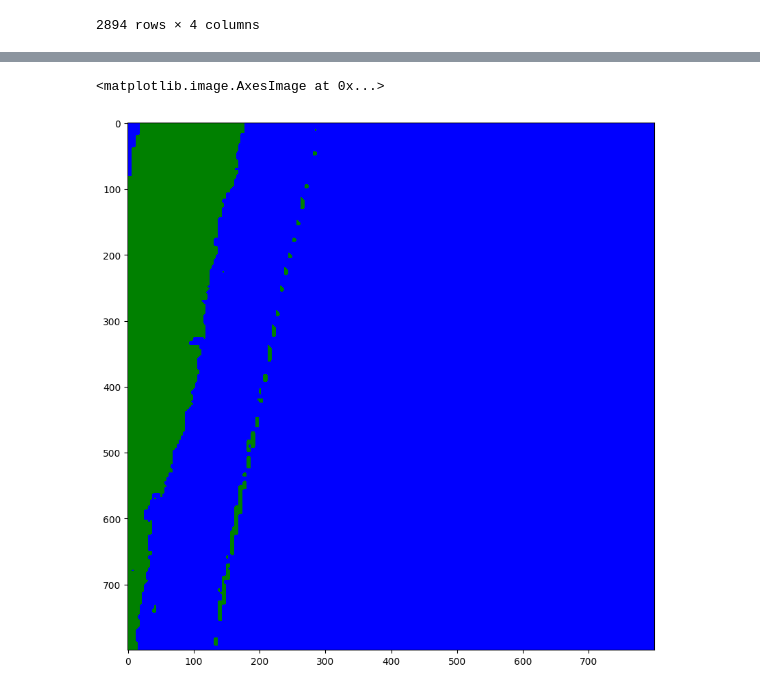
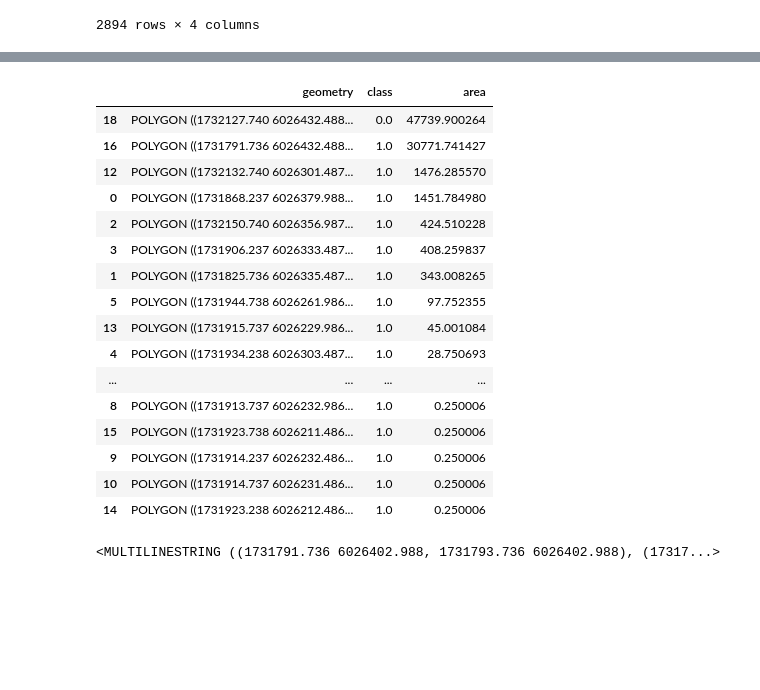
Before and after one commit to UoA-eResearch/CoastChange, a Jupyter notebook: predict.ipynb, the cells around one changed output, grey strips where cells are left out. Drawn from its saved outputs; the diff is of its cells as text; code cells hidden in the pictures; blank space fills up the shorter version.

```diff
--- a/predict.ipynb
+++ b/predict.ipynb
@@ -73,28 +73,60 @@ black.sum() / len(black.flat)
 # %%
 def predict(inp_image):
 
     model_path = '/mnt/output/land_bodies_model_long.onnx'
     inp_dim = inp_image.shape[:2]
 
     image = cv2.resize(inp_image, (256, 256))
     image = np.array(image, dtype=np.float32) / 255.0
     image = np.transpose(image, (2, 0, 1))
     image = np.expand_dims(image, axis=0)
 
     session = rt.InferenceSession(model_path)
     input_name = session.get_inputs()[0].name
     output_name = session.get_outputs()[0].name
 
     pred_onx = session.run([output_name], {input_name: image.astype(np.float32)})[0]
     pred_onx = pred_onx > 0.5
     pred_onx = pred_onx * 255
     pred_onx = cv2.resize(pred_onx[0, 0].astype(np.uint8) , (inp_dim[1], inp_dim[0]))
     return pred_onx
 
 mask = predict(image_data) / 255
 #mask[black] = np.nan
 cmap = matplotlib.colors.ListedColormap(['blue', 'green'])
-plt.imshow(mask, cmap=cmap)
+blur = cv2.GaussianBlur(mask, (15,15), sigmaX=15)
+blur = blur.round()
+
+# Vectorise raster
+shape_gen = ((shape(s), v) for s, v in shapes(blur.astype(np.uint8), mask=~black, transform=image.transform))
+# Convert shapes to GeoDataFrame, taking CRS from the image
+df = gpd.GeoDataFrame(dict(zip(["geometry", "class"], zip(*shape_gen))), crs=image.crs)
+# Sort by area descending
+df["area"] = df.area
+df.sort_values(by="area", inplace=True, ascending=False)
+display(df)
+# Take the largest land and the largest sea polygons
+land_poly = df.geometry[df["class"] == 1].iloc[0]
+sea_poly = df.geometry[df["class"] == 0].iloc[0]
+# Return the intersection thereof (EOV)
+line = land_poly.intersection(sea_poly)
+line
 # %% [output]
+|  | geometry | class | area |
+| 18 | POLYGON ((1732127.740 6026432.488... | 0.0 | 47739.900264 |
+| 16 | POLYGON ((1731791.736 6026432.488... | 1.0 | 30771.741427 |
+| 12 | POLYGON ((1732132.740 6026301.487... | 1.0 | 1476.285570 |
+| 0 | POLYGON ((1731868.237 6026379.988... | 1.0 | 1451.784980 |
+| 2 | POLYGON ((1732150.740 6026356.987... | 1.0 | 424.510228 |
+| 3 | POLYGON ((1731906.237 6026333.487... | 1.0 | 408.259837 |
+| 1 | POLYGON ((1731825.736 6026335.487... | 1.0 | 343.008265 |
+| 5 | POLYGON ((1731944.738 6026261.986... | 1.0 | 97.752355 |
+| 13 | POLYGON ((1731915.737 6026229.986... | 1.0 | 45.001084 |
+| 4 | POLYGON ((1731934.238 6026303.487... | 1.0 | 28.750693 |
+| ... | ... | ... | ... |
+| 8 | POLYGON ((1731913.737 6026232.986... | 1.0 | 0.250006 |
+| 15 | POLYGON ((1731923.738 6026211.486... | 1.0 | 0.250006 |
+| 9 | POLYGON ((1731914.237 6026232.486... | 1.0 | 0.250006 |
+| 10 | POLYGON ((1731914.737 6026231.486... | 1.0 | 0.250006 |
+| 14 | POLYGON ((1731923.238 6026212.486... | 1.0 | 0.250006 |
-<matplotlib.image.AxesImage at 0x...>
+<MULTILINESTRING ((1731791.736 6026402.988, 1731793.736 6026402.988), (17317...>
-[figure, removed]
```
Also changed, not shown: parts of 16 cells of this notebook.
